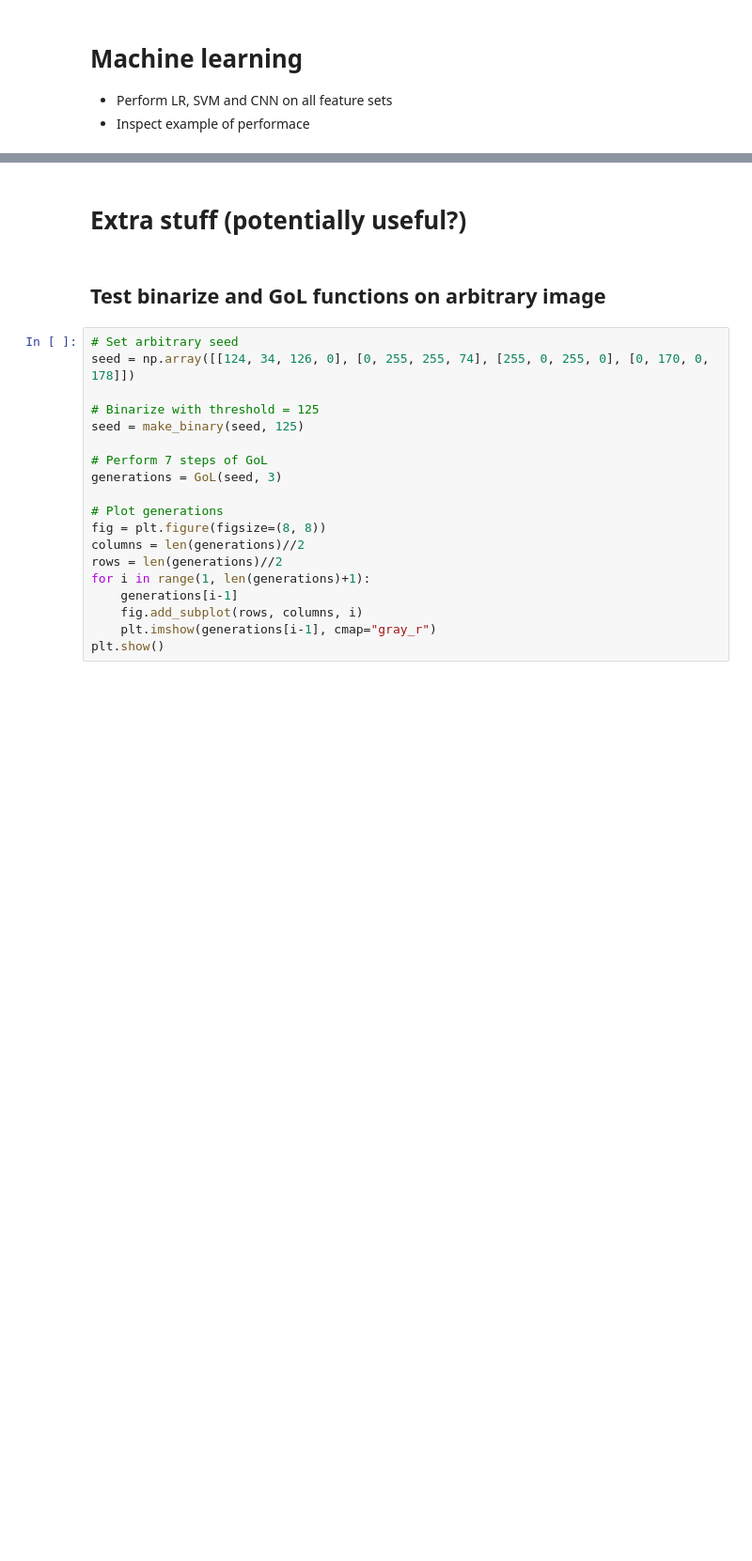
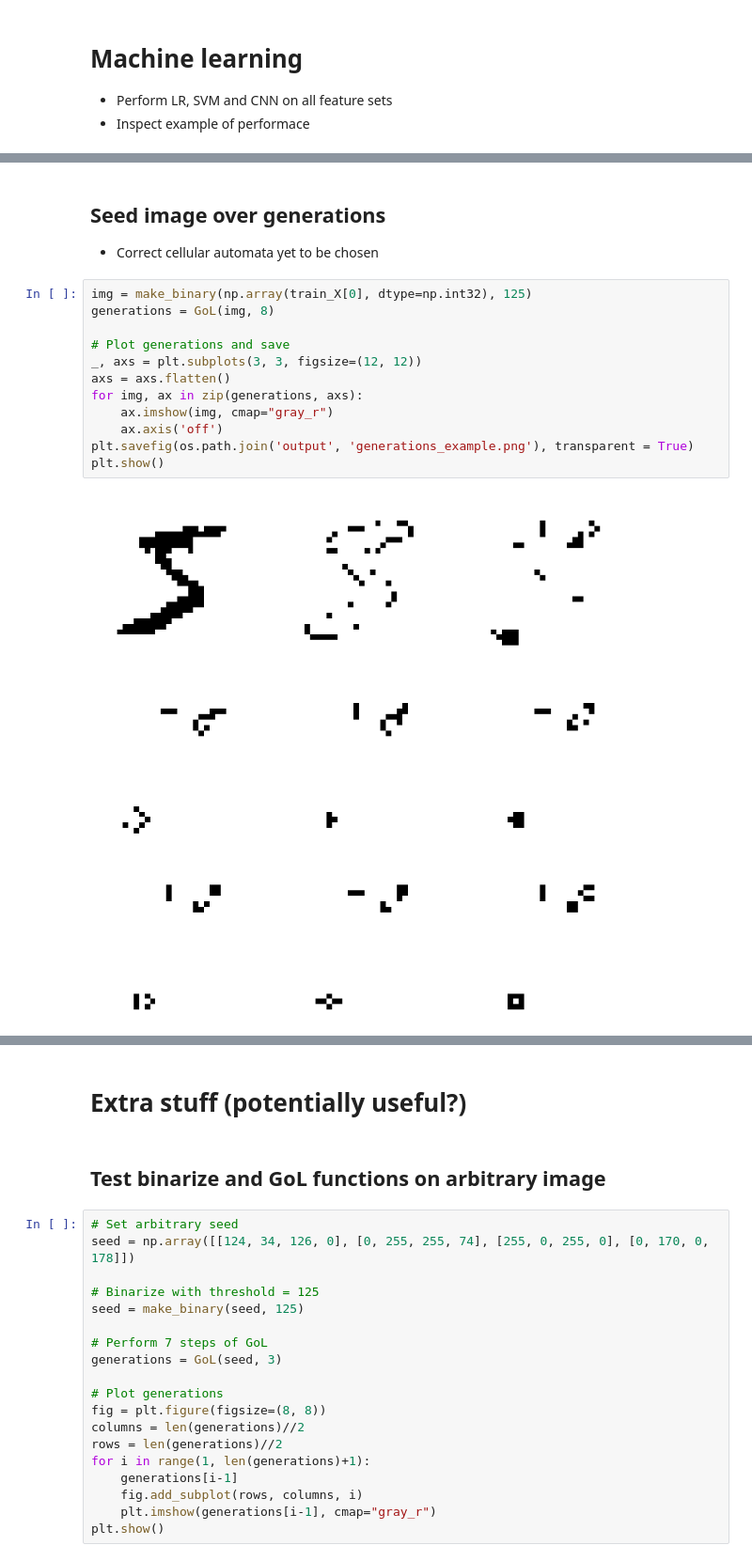
Before and after one commit to emiltj/data-science-exam-2022, a Jupyter notebook: scripts/ds.ipynb, the cells around one changed output, grey strips where cells are left out. Shown at 94% size. Saved outputs shown, nothing was run; the diff lists cells and outputs as text; blank space fills up the shorter version.

```diff
--- a/scripts/ds.ipynb
+++ b/scripts/ds.ipynb
@@ -115,0 +102,17 @@ Error:
+# %% [markdown]
+## Seed image over generations
+* Correct cellular automata yet to be chosen
+# %%
+img = make_binary(np.array(train_X[0], dtype=np.int32), 125)
+generations = GoL(img, 8)
+
+# Plot generations and save
+_, axs = plt.subplots(3, 3, figsize=(12, 12))
+axs = axs.flatten()
+for img, ax in zip(generations, axs):
+    ax.imshow(img, cmap="gray_r")
+    ax.axis('off')
+plt.savefig(os.path.join('output', 'generations_example.png'), transparent = True)
+plt.show()
+# %% [output]
+[figure, added]
```
Also changed, not shown: parts of 10 cells of this notebook, 4 other files.
